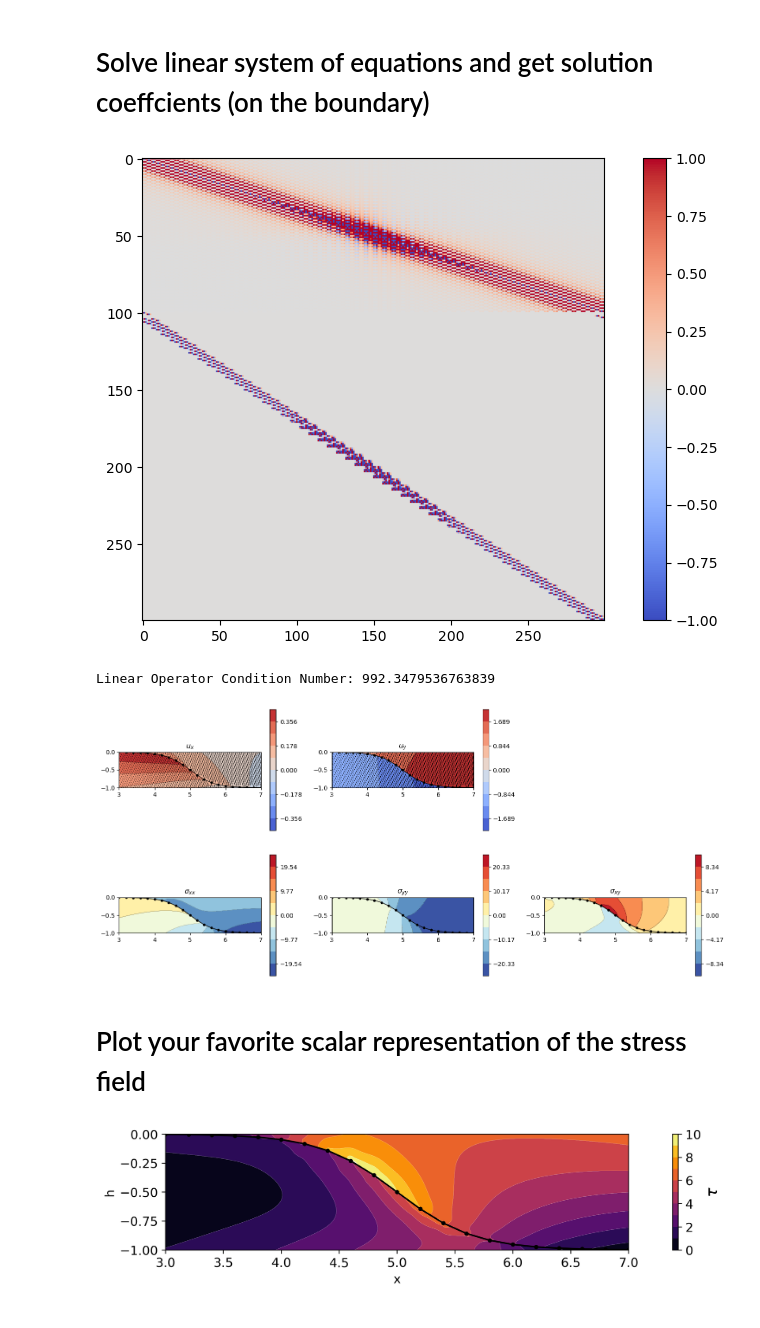
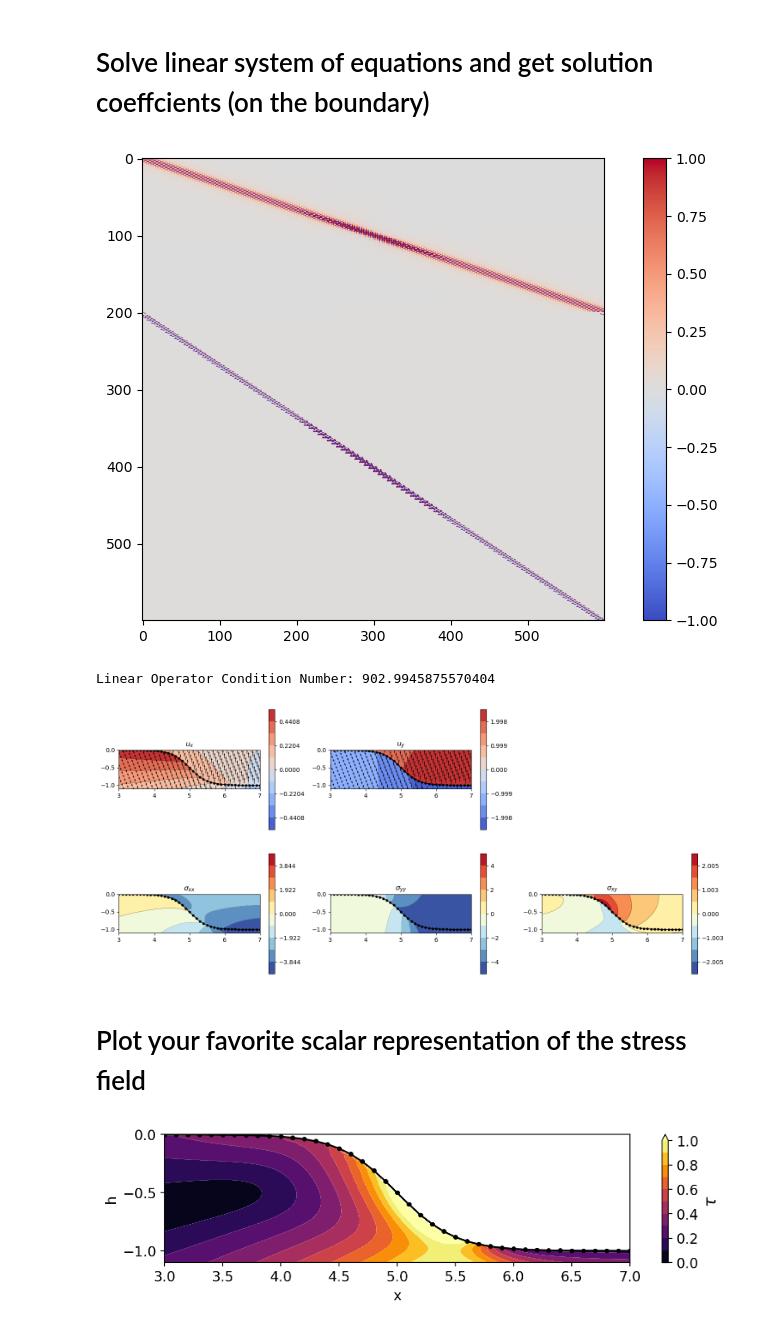
Before and after one commit to mallickrishg/landslides, a Jupyter notebook: bem/python/example_topographic_stress.ipynb, the cells around one changed output. Cells and saved outputs as stored; diff of their text form; code cells hidden in the pictures.

Commit message:
increased plotting resolution

```diff
--- a/bem/python/example_topographic_stress.ipynb
+++ b/bem/python/example_topographic_stress.ipynb
@@ -79,10 +79,10 @@ def kernel_constructor(
 Provide an input file with mesh endpoints and boundary condition labels. In this notebook we compute stress changes induced by non-planar topography only i.e., there is NO fault in this example.
 # %%
 Lscale = 10
-npts = 51
+npts = 101
 
 xvals = np.linspace(0, Lscale, npts)
-yvals = logistic(xvals, L=-1, k=3, x0=Lscale / 2)
+yvals = logistic(xvals, L=-1, k=4, x0=Lscale / 2)
 
 x1 = xvals[0:-1]
 x2 = xvals[1:]
@@ -92,9 +92,9 @@ y2 = yvals[1:]
 BCtype = np.array([f"t_global" for i in range(npts - 1)])
 
 # Elastic parameters and lithostatic effects
-mu = 30  # in GPa
+mu = 5  # in GPa
 nu = 0.25  # Poisson's ratio
-rho = 2.600  # normally in kg/m^3 but divide by 1e3 so that rho*g*y is in MPa (note y is in km)
+rho = 5  # normally in kg/m^3 but divide by 1e3 so that rho*g*y is in MPa (note y is in km) - rho*g/mu
 ydatum = 0  # provide a datum in km
 # construct mesh
 els = bemcs.initialize_els()
@@ -107,7 +107,7 @@ els.y2 = y2
 
 bemcs.standardize_els_geometry(els, reorder=True)
 # compute topographic load
-BCval = rho * 9.8 * (els.y_centers - ydatum)
+BCval = rho * (els.y_centers - ydatum)
 
 n_els = len(els.x1)
 bemcs.plot_els_geometry(els)
@@ -204,14 +204,14 @@ for i in range(n_els):
     quadratic_coefs_s[3 * i : 3 * (i + 1)] = quadratic_coefs[6 * i : 6 * i + 3]
     quadratic_coefs_n[3 * i : 3 * (i + 1)] = quadratic_coefs[6 * i + 3 : 6 * (i + 1)]
 # %% [output]
-[figure, old version]
+[figure, new version]
-Linear Operator Condition Number: 992.3479536763839
+Linear Operator Condition Number: 902.9945875570404
 # %%
 # Observation points
-n_obs = 200
+n_obs = 100
 
 x_obs = np.linspace(Lscale * 0.3, Lscale * 0.7, n_obs)
-y_obs = np.linspace(-1, 0, n_obs)
+y_obs = np.linspace(-1.1, 0, n_obs)
 x_obs, y_obs = np.meshgrid(x_obs, y_obs)
 x_obs = x_obs.flatten()
 y_obs = y_obs.flatten()
@@ -229,7 +229,7 @@ bemcs.plot_displacements_stresses_els(
     els, n_obs, ux, uy, sxx, syy, sxy, x_obs, y_obs, n_skip_plot=31
 )
 # %% [output]
-[figure, old version]
+[figure, new version]
 # %% [markdown]
 # Plot your favorite scalar representation of the stress field
 # %%
@@ -241,53 +241,52 @@ index = bemcs.inpolygon(
     np.hstack((els.y_centers[0:-2], 10, 10)),
 )
 # plot pressure term
-# toplot = np.abs((sxx + syy) / 2 + rho * 9.8 * (y_obs.reshape(-1, 1) - ydatum))
+# toplot = np.abs((sxx + syy) / 2 + rho * (y_obs.reshape(-1, 1) - ydatum))
 
 # plot second invariant of stress
 toplot = np.sqrt(1 / 4 * (sxx - syy) ** 2 + sxy**2)
 
-# toplot[index, 0] = np.nan
+toplot[index, 0] = np.nan
 toplot = toplot.reshape(n_obs, n_obs)
 
 # provide min/max values to plot
-maxval = 10  # rho * 9.8 * ydatum
+maxval = 1.0  # rho * ydatum
 minval = 0
 levels = np.linspace(minval, maxval, 11)
 
-plt.figure(figsize=(15, 2), dpi=300)
+plt.figure(figsize=(10, 2), dpi=200)
 n_skip_plot = 1
 img = plt.contourf(
     x_obs.reshape(n_obs, n_obs),
     y_obs.reshape(n_obs, n_obs),
     toplot,
     cmap="inferno",
     vmin=minval,
     vmax=maxval,
     levels=levels,
+    extend="max",
 )
 # plt.clim([minval, maxval])
 cb = plt.colorbar(img, shrink=1.0, extend="max")
 cb.ax.tick_params(labelsize=12)
 cb.set_label("$\\tau$", fontsize=15)
 plt.contour(
     x_obs.reshape(n_obs, n_obs),
     y_obs.reshape(n_obs, n_obs),
     toplot,
     colors="white",
     vmin=minval,
     vmax=maxval,
     levels=levels,
     linewidths=0.1,
 )
 for i in range(n_els):
     plt.plot([els.x1[i], els.x2[i]], [els.y1[i], els.y2[i]], "k.-")
-# plt.xlim([27, 47])
 plt.xlim([3, 7])
-# plt.ylim([0, 5])
 plt.xlabel("x", fontsize=12)
 plt.ylabel("h", fontsize=12)
 plt.tick_params(labelsize=12)
 plt.gca().set_aspect("equal", adjustable="box")
 plt.show()
 # %% [output]
-[figure, old version]
+[figure, new version]
```
Also changed, not shown: parts of 2 cells of this notebook.
